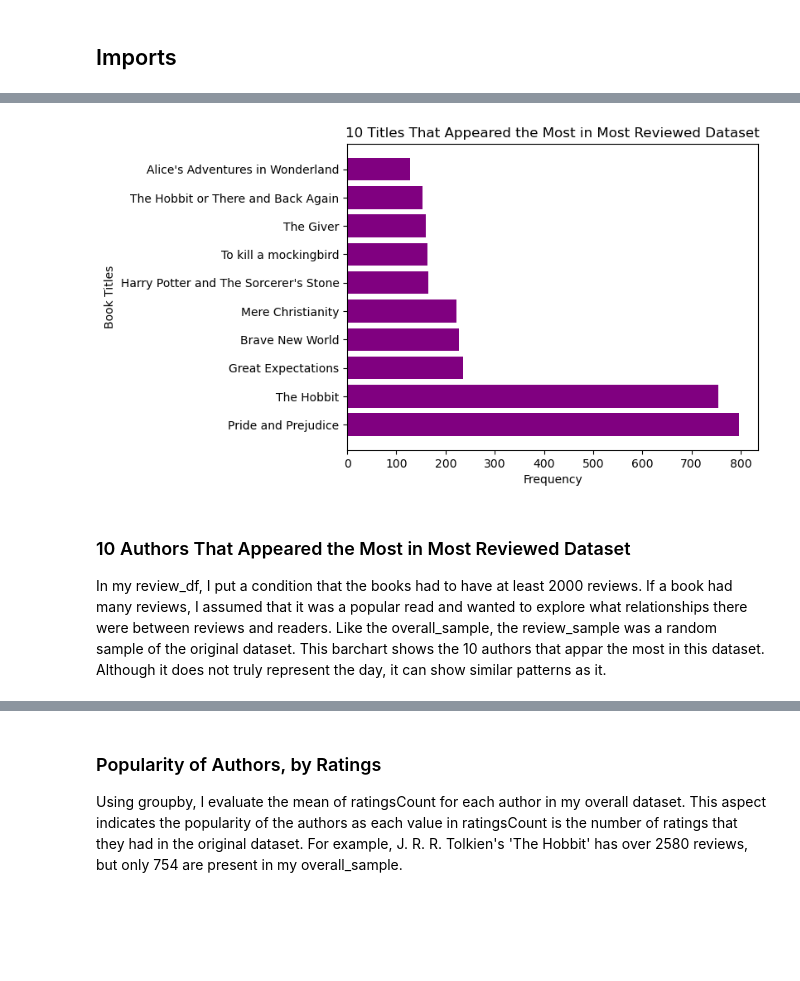
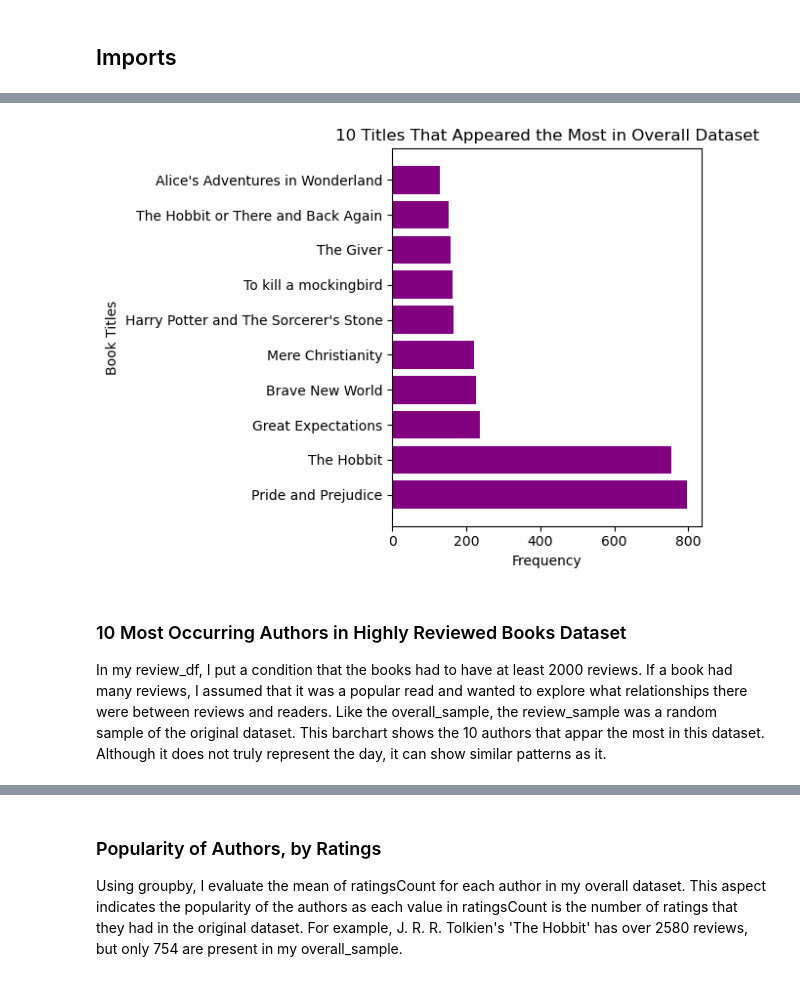
Before and after one commit to notlisaliang/book_recommendation, a Jupyter notebook: 03_eda_overall.ipynb, the cells around one changed output, grey strips where cells are left out. Saved outputs shown, nothing was run; the diff lists cells and outputs as text; code cells hidden in the pictures; blank space fills up the shorter version.

```diff
--- a/03_eda_overall.ipynb
+++ b/03_eda_overall.ipynb
@@ -48,14 +47,17 @@ plt.ylabel('Authors');
 # %%
 overall_books = overall_df['Title'].value_counts().head(10)
 
 plt.barh(overall_books.index, overall_books.values, color = 'purple')
-plt.title('10 Titles That Appeared the Most in Most Reviewed Dataset')
+plt.title('10 Titles That Appeared the Most in Overall Dataset')
 plt.xlabel('Frequency')
 plt.ylabel('Book Titles');
+
+plt.tight_layout()
+plt.savefig('./graphs/top_books.png')
 # %% [output]
-[figure, old version]
+[figure, new version]
 # %% [markdown]
-### 10 Authors That Appeared the Most in Most Reviewed Dataset
+### 10 Most Occurring Authors in Highly Reviewed Books Dataset
 
 In my review_df, I put a condition that the books had to have at least 2000 reviews. If a book had many reviews, I assumed that it was a popular read and wanted to explore what relationships there were between reviews and readers. Like the overall_sample, the review_sample was a random sample of the original dataset. This barchart shows the 10 authors that appar the most in this dataset. Although it does not truly represent the day, it can show similar patterns as it.
 # %%
```
Also changed, not shown: parts of 24 cells of this notebook.
